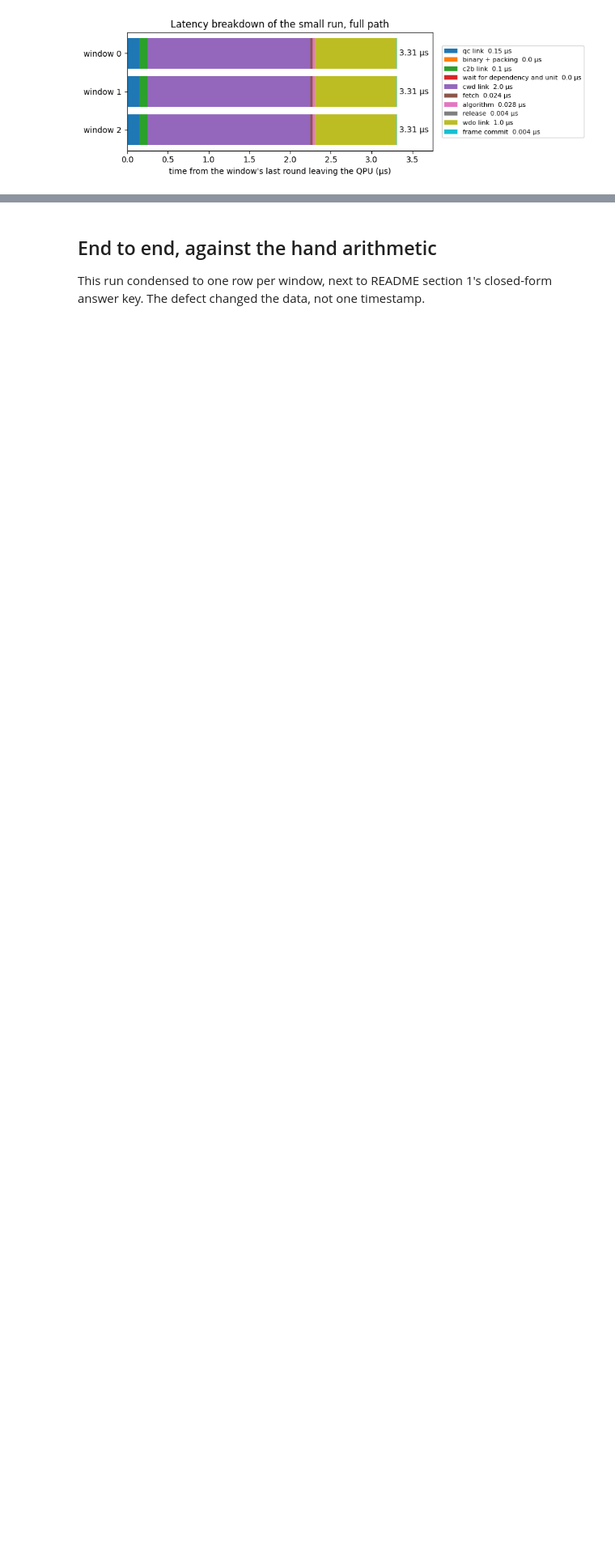
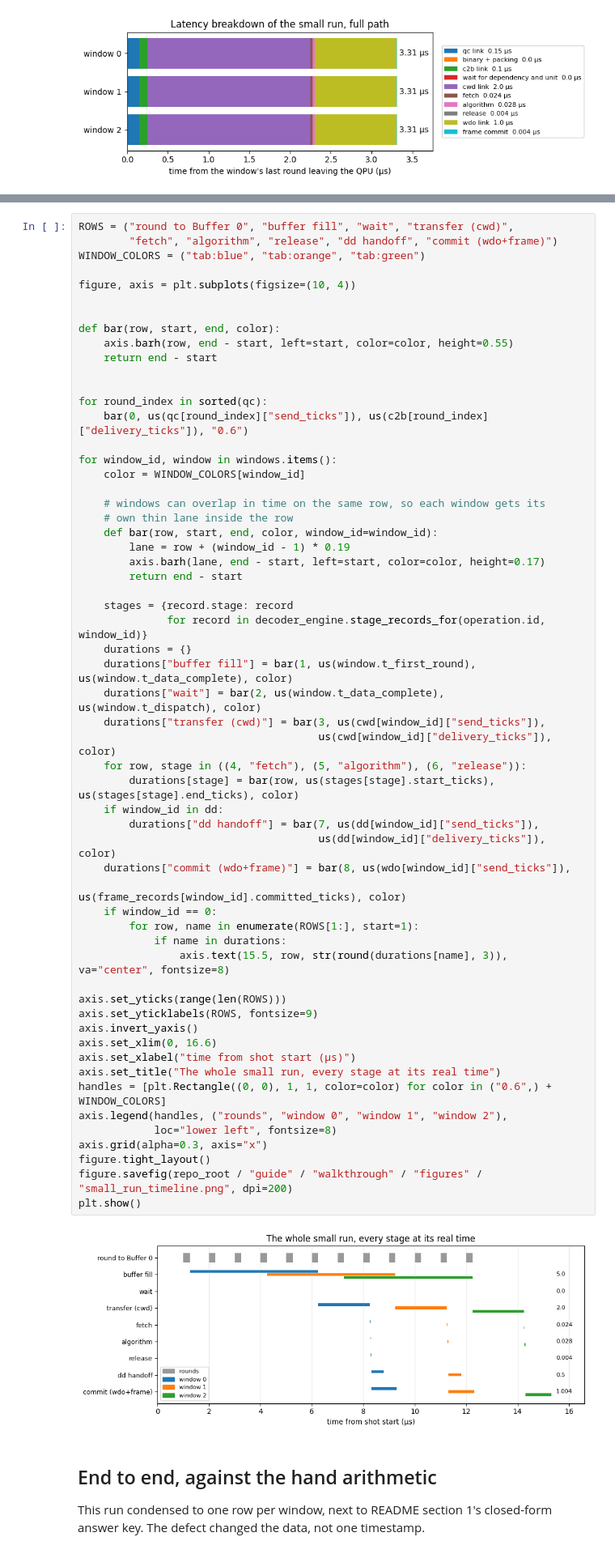
Before and after one commit to Subashkatel/decsim, a Jupyter notebook: guide/walkthrough/small_run.ipynb, the cells around one changed output, grey strips where cells are left out. Shown at 81% size. Drawn from its saved outputs; the diff is of its cells as text; blank space fills up the shorter version.

Commit message:
guide: whole-run timeline plot, every stage of every window at its real time

```diff
--- a/guide/walkthrough/small_run.ipynb
+++ b/guide/walkthrough/small_run.ipynb
@@ -560,3 +569,63 @@ plt.show()
+# %%
+ROWS = ("round to Buffer 0", "buffer fill", "wait", "transfer (cwd)",
+        "fetch", "algorithm", "release", "dd handoff", "commit (wdo+frame)")
+WINDOW_COLORS = ("tab:blue", "tab:orange", "tab:green")
+
+figure, axis = plt.subplots(figsize=(10, 4))
+
+
+def bar(row, start, end, color):
+    axis.barh(row, end - start, left=start, color=color, height=0.55)
+    return end - start
+
+
+for round_index in sorted(qc):
+    bar(0, us(qc[round_index]["send_ticks"]), us(c2b[round_index]["delivery_ticks"]), "0.6")
+
+for window_id, window in windows.items():
+    color = WINDOW_COLORS[window_id]
+
+    # windows can overlap in time on the same row, so each window gets its
+    # own thin lane inside the row
+    def bar(row, start, end, color, window_id=window_id):
+        lane = row + (window_id - 1) * 0.19
+        axis.barh(lane, end - start, left=start, color=color, height=0.17)
+        return end - start
+
+    stages = {record.stage: record
+              for record in decoder_engine.stage_records_for(operation.id, window_id)}
+    durations = {}
+    durations["buffer fill"] = bar(1, us(window.t_first_round), us(window.t_data_complete), color)
+    durations["wait"] = bar(2, us(window.t_data_complete), us(window.t_dispatch), color)
+    durations["transfer (cwd)"] = bar(3, us(cwd[window_id]["send_ticks"]),
+                                      us(cwd[window_id]["delivery_ticks"]), color)
+    for row, stage in ((4, "fetch"), (5, "algorithm"), (6, "release")):
+        durations[stage] = bar(row, us(stages[stage].start_ticks), us(stages[stage].end_ticks), color)
+    if window_id in dd:
+        durations["dd handoff"] = bar(7, us(dd[window_id]["send_ticks"]),
+                                      us(dd[window_id]["delivery_ticks"]), color)
+    durations["commit (wdo+frame)"] = bar(8, us(wdo[window_id]["send_ticks"]),
+                                          us(frame_records[window_id].committed_ticks), color)
+    if window_id == 0:
+        for row, name in enumerate(ROWS[1:], start=1):
+            if name in durations:
+                axis.text(15.5, row, str(round(durations[name], 3)), va="center", fontsize=8)
+
+axis.set_yticks(range(len(ROWS)))
+axis.set_yticklabels(ROWS, fontsize=9)
+axis.invert_yaxis()
+axis.set_xlim(0, 16.6)
+axis.set_xlabel("time from shot start (µs)")
+axis.set_title("The whole small run, every stage at its real time")
+handles = [plt.Rectangle((0, 0), 1, 1, color=color) for color in ("0.6",) + WINDOW_COLORS]
+axis.legend(handles, ("rounds", "window 0", "window 1", "window 2"),
+            loc="lower left", fontsize=8)
+axis.grid(alpha=0.3, axis="x")
+figure.tight_layout()
+figure.savefig(repo_root / "guide" / "walkthrough" / "figures" / "small_run_timeline.png", dpi=200)
+plt.show()
+# %% [output]
+[figure, added]
 # %% [markdown]
 ## End to end, against the hand arithmetic
 
```
Also changed, not shown: parts of 1 cell of this notebook, 1 other file.
